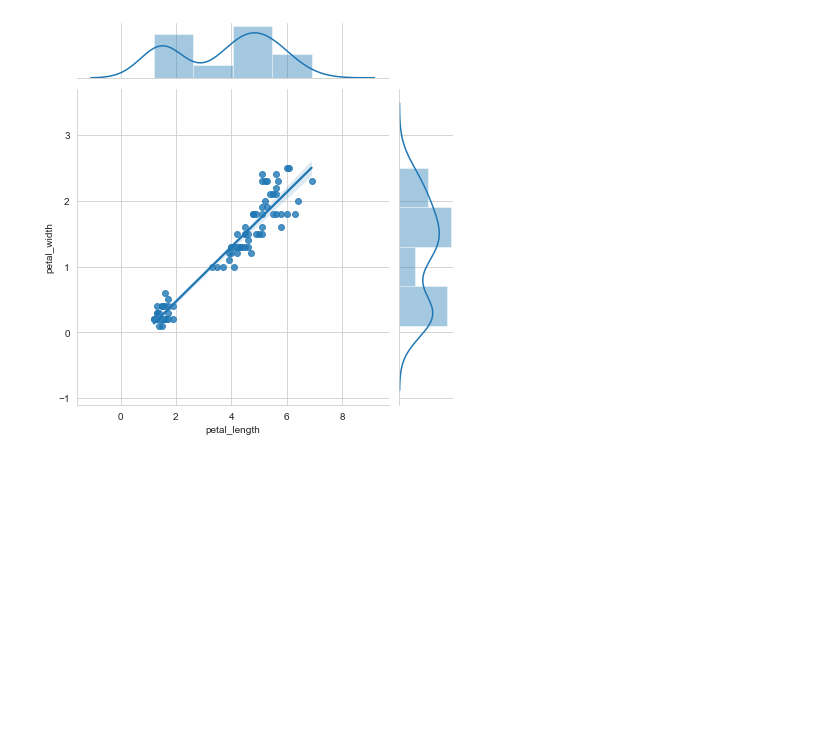
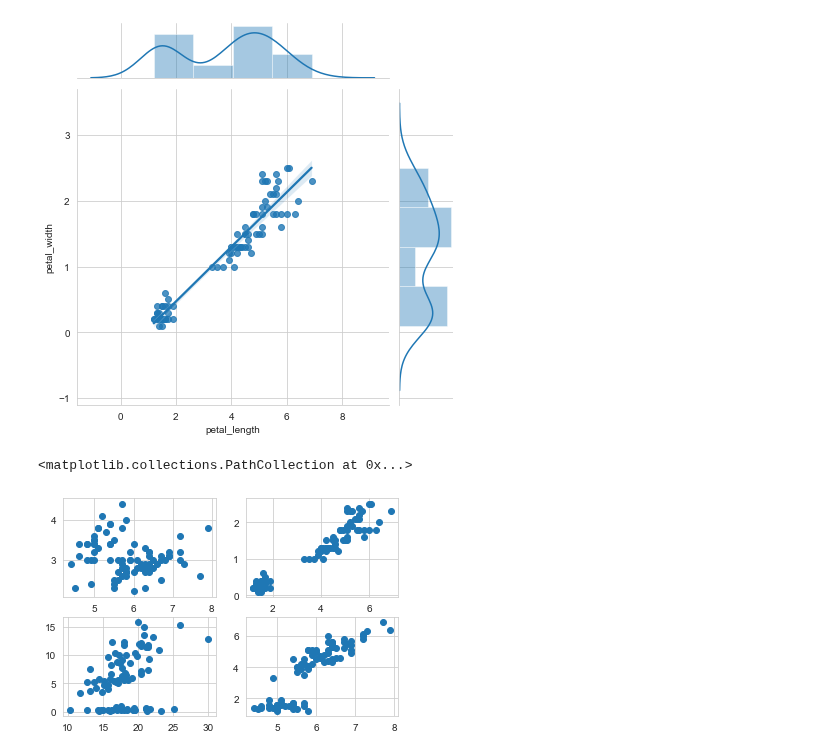
Before and after one commit to lukewbecker/classification-exercises, a Jupyter notebook: classification_exercises.ipynb, the cells around one changed output. Saved outputs shown, nothing was run; the diff lists cells and outputs as text; code cells hidden in the pictures; blank space fills up the shorter version.

Commit message:
added some instructor solutions

```diff
--- a/classification_exercises.ipynb
+++ b/classification_exercises.ipynb
@@ -1755,0 +1768,16 @@ plt.show()
+# %%
+# Solutions from Zach:
+
+# Exercise #3:
+
+plt.subplot(221)
+plt.scatter(train_iris.sepal_length, train_iris.sepal_width)
+plt.subplot(222)
+plt.scatter(train_iris.petal_length, train_iris.petal_width)
+plt.subplot(223)
+plt.scatter(train_iris.sepal_area, train_iris.petal_area)
+plt.subplot(224)
+plt.scatter(train_iris.sepal_length, train_iris.petal_length)
+# %% [output]
+<matplotlib.collections.PathCollection at 0x...>
+[figure, added]
```
Also changed, not shown: parts of 5 cells of this notebook.
